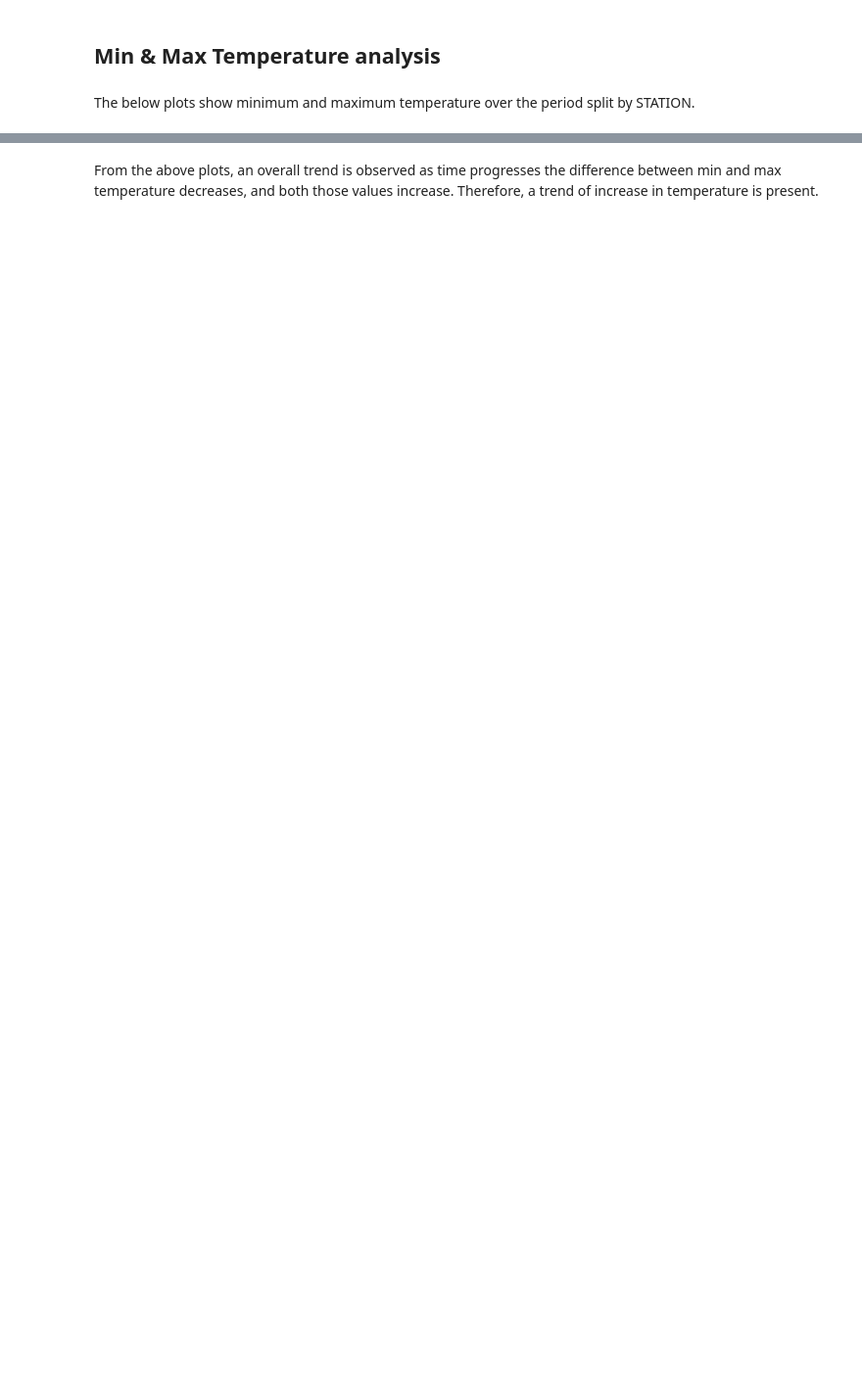
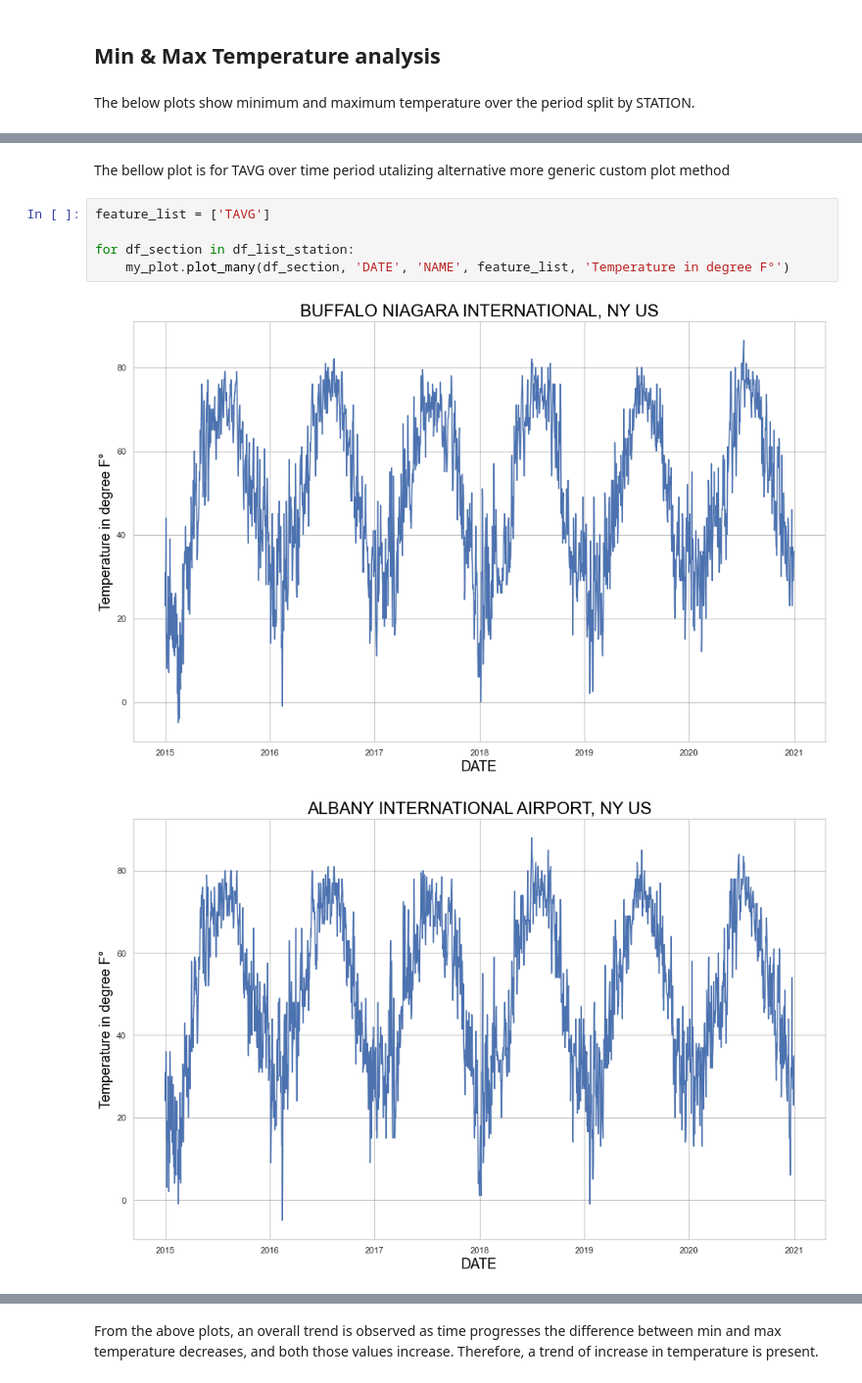
Before and after one commit to Alex-Kamenev/Weather_Data_EDA_2015_2020, a Jupyter notebook: Weather_Project.ipynb, the cells around one changed output, grey strips where cells are left out. Shown at 98% size. Cells and saved outputs as stored; diff of their text form; blank space fills up the shorter version.

```diff
--- a/Weather_Project.ipynb
+++ b/Weather_Project.ipynb
@@ -345,0 +359,10 @@ for df_section in df_list_station:
+# %% [markdown]
+The bellow plot is for TAVG over time period utalizing alternative more generic custom plot method
+# %%
+feature_list = ['TAVG']
+
+for df_section in df_list_station:
+    my_plot.plot_many(df_section, 'DATE', 'NAME', feature_list, 'Temperature in degree F°')
+# %% [output]
+[figure, added]
+[figure, added]
```
Also changed, not shown: parts of 17 cells of this notebook, 1 other file.
